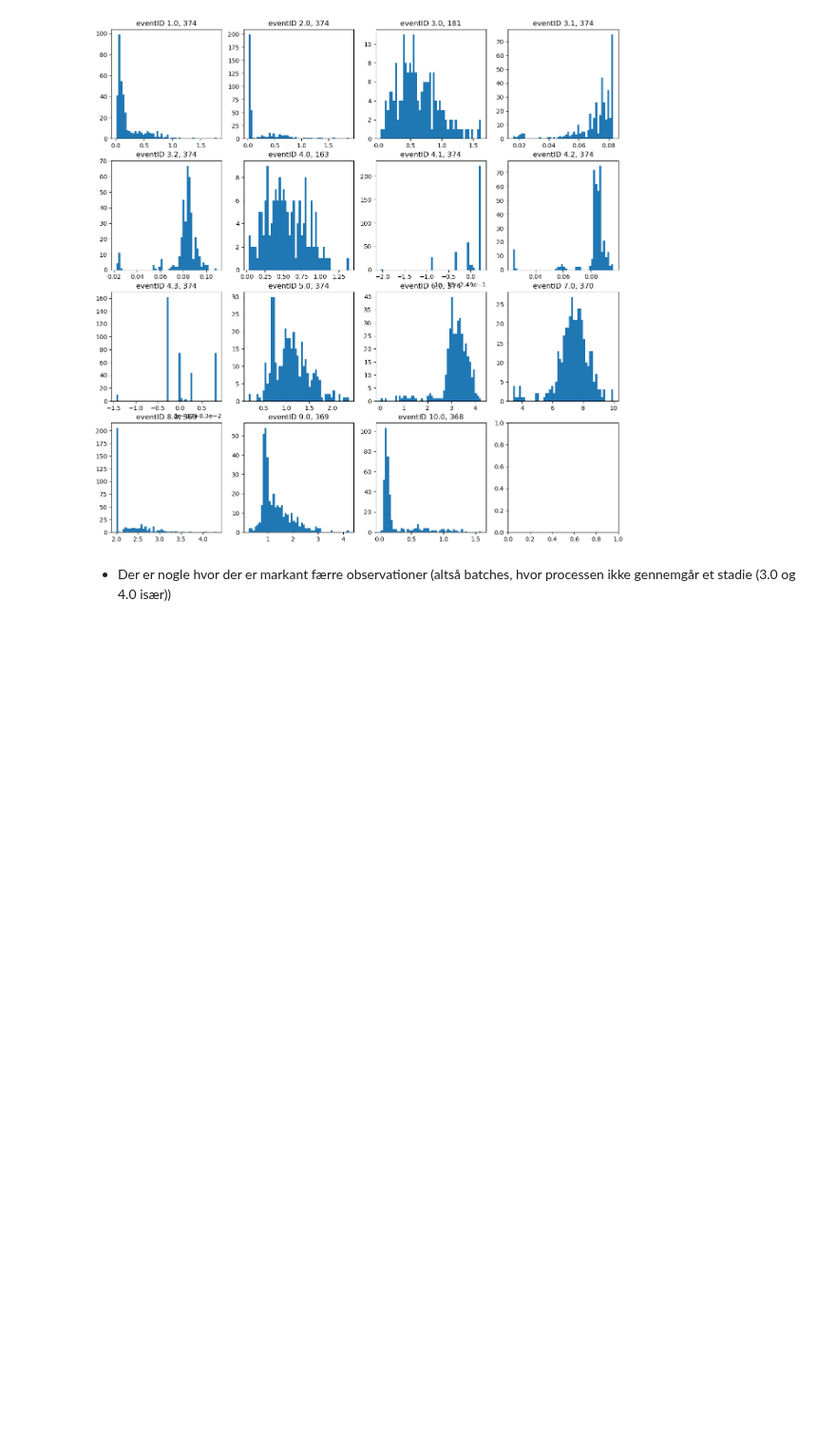
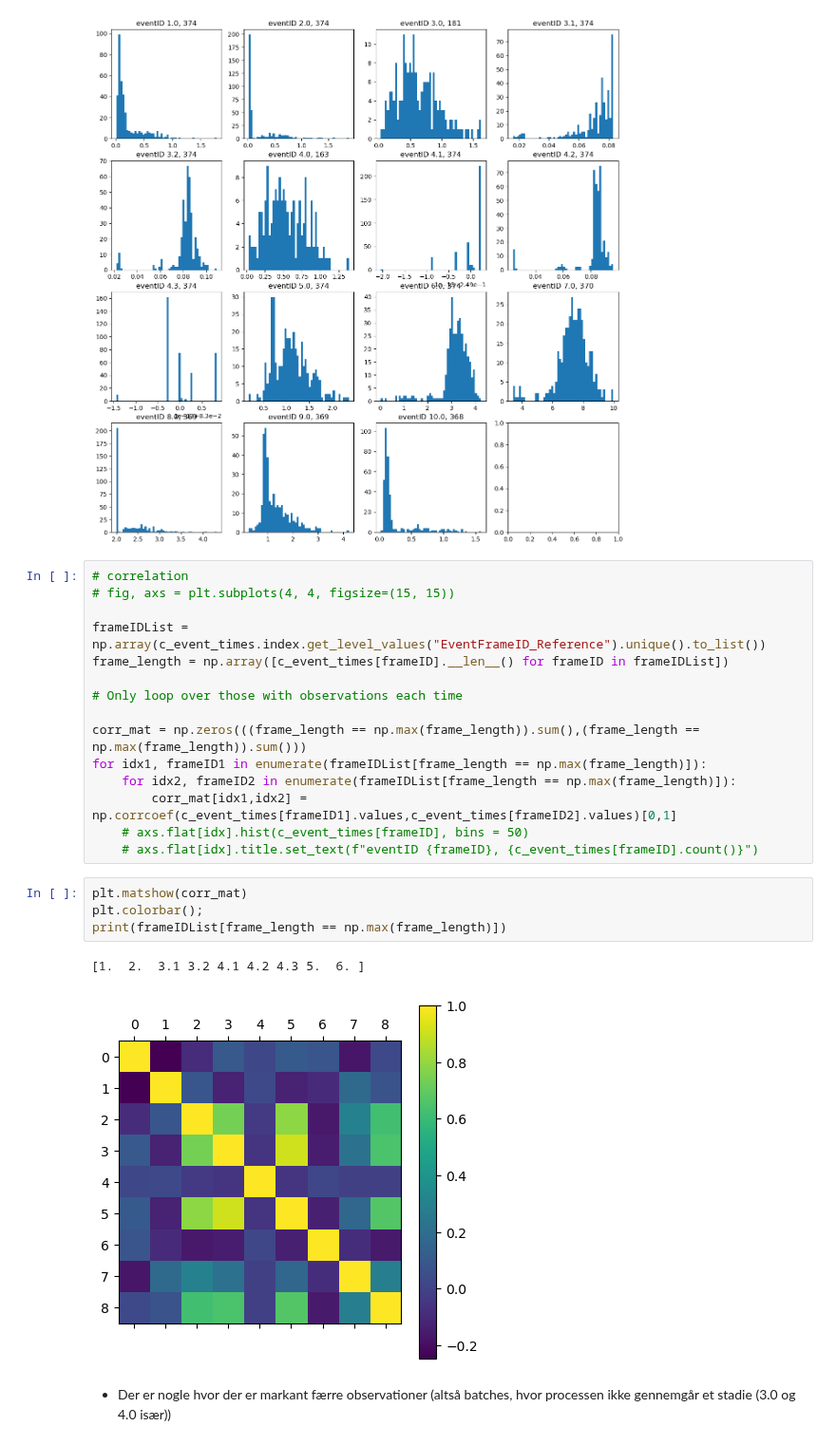
Before and after one commit to jonasbruhub/Analysis-of-Production-flow-systems-with-focus-on-industry, a Jupyter notebook: Simulations and code/Multiple Cycle Data exploration.ipynb, the cells around one changed output. Shown at 95% size. Drawn from its saved outputs; the diff is of its cells as text; blank space fills up the shorter version.

```diff
--- a/Simulations and code/Multiple Cycle Data exploration.ipynb
+++ b/Simulations and code/Multiple Cycle Data exploration.ipynb
@@ -237,6 +237,28 @@ for idx, frameID in enumerate(frameIDList):
     axs.flat[idx].title.set_text(f"eventID {frameID}, {c_event_times[frameID].count()}")
 # %% [output]
 [figure]
+# %%
+# correlation
+# fig, axs = plt.subplots(4, 4, figsize=(15, 15))
+
+frameIDList =  np.array(c_event_times.index.get_level_values("EventFrameID_Reference").unique().to_list())
+frame_length = np.array([c_event_times[frameID].__len__() for frameID in frameIDList])
+
+# Only loop over those with observations each time
+
+corr_mat = np.zeros(((frame_length == np.max(frame_length)).sum(),(frame_length == np.max(frame_length)).sum()))
+for idx1, frameID1 in enumerate(frameIDList[frame_length == np.max(frame_length)]):
+    for idx2, frameID2 in enumerate(frameIDList[frame_length == np.max(frame_length)]):
+        corr_mat[idx1,idx2] = np.corrcoef(c_event_times[frameID1].values,c_event_times[frameID2].values)[0,1]
+    # axs.flat[idx].hist(c_event_times[frameID], bins = 50)
+    # axs.flat[idx].title.set_text(f"eventID {frameID}, {c_event_times[frameID].count()}")
+# %%
+plt.matshow(corr_mat)
+plt.colorbar();
+print(frameIDList[frame_length == np.max(frame_length)])
+# %% [output]
+[1.  2.  3.1 3.2 4.1 4.2 4.3 5.  6. ]
+[figure, added]
 # %% [markdown]
 - Der er nogle hvor der er markant færre observationer (altså batches, hvor processen ikke gennemgår et stadie (3.0 og 4.0 især))
 # %% [markdown]
```
Also changed, not shown: 2 other files.
